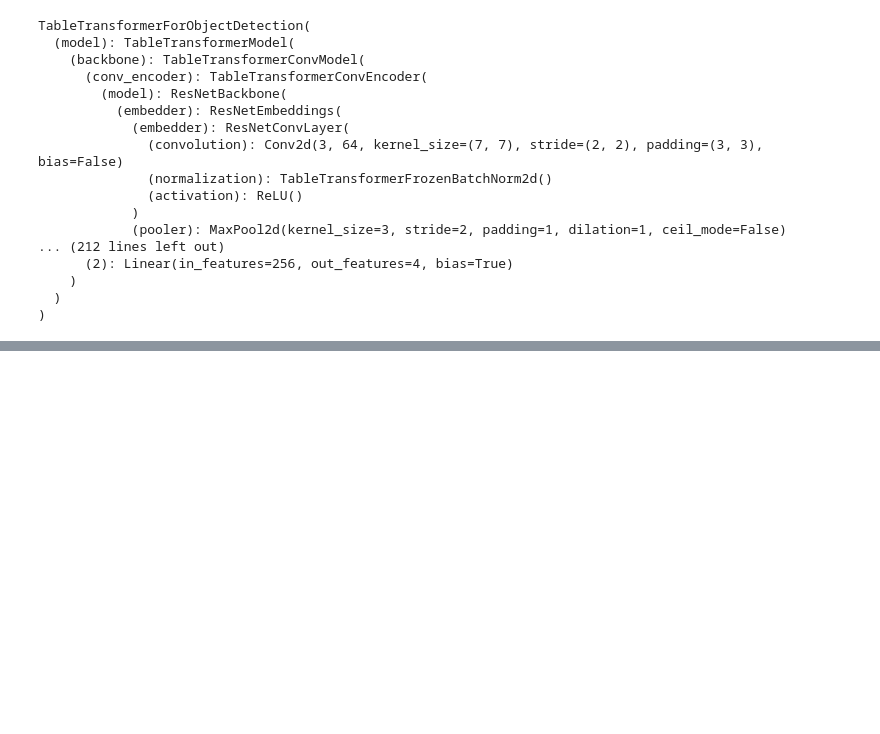
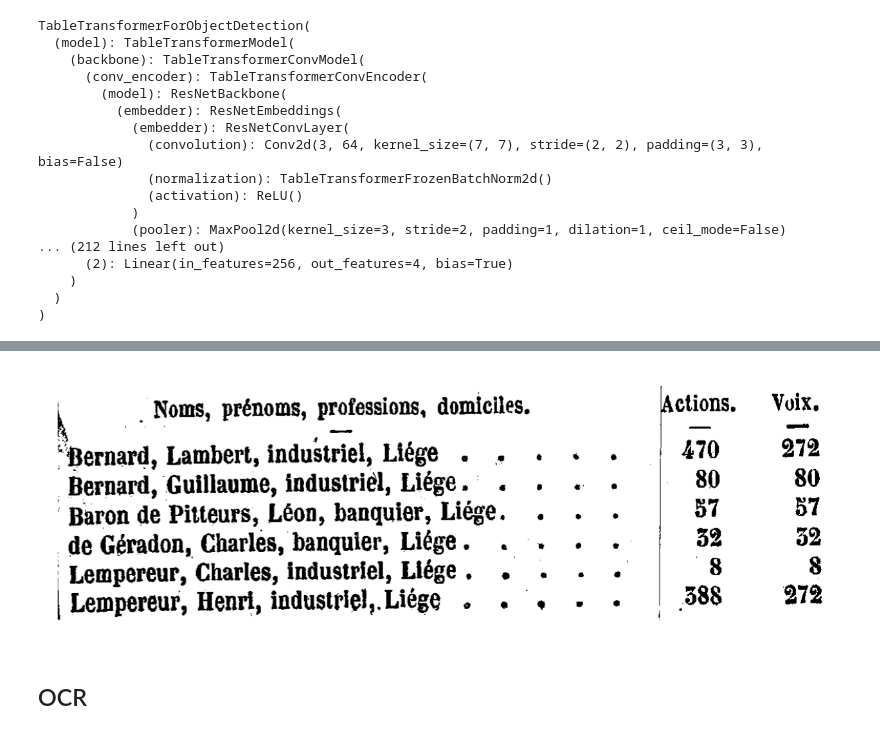
Before and after one commit to GhentCDH/BelHisFirm-BelHisHAAI, a Jupyter notebook: experiments/09_TableTransformer.ipynb, the cells around one changed output, grey strips where cells are left out. Cells and saved outputs as stored; diff of their text form; code cells hidden in the pictures; blank space fills up the shorter version.

```diff
--- a/experiments/09_TableTransformer.ipynb
+++ b/experiments/09_TableTransformer.ipynb
@@ -58,0 +63,5 @@ print(pixel_values.shape)
+# %%
+import torch
+
+with torch.no_grad():
+  outputs = structure_model(pixel_values)
@@ -58,0 +181,20 @@ print(pixel_values.shape)
+# %%
+plt.figure(figsize=(16,10))
+plt.imshow(cropped_table)
+plt.axis('off')
+ax = plt.gca()
+
+all_cropped_images = []
+all_cropped_images_coords = []
+
+for row in cell_coordinates:
+    for cell in row["cells"]:
+        xmin, ymin, xmax, ymax = cell["cell"]
+        crop = cropped_table.crop((xmin, ymin, xmax, ymax))
+        mean_coord = [(xmin + xmax) / 2, (ymin + ymax) / 2]
+        all_cropped_images.append(crop)
+        all_cropped_images_coords.append(mean_coord)
+# %% [output]
+[figure, added]
+# %% [markdown]
+## OCR
```
Also changed, not shown: parts of 14 cells of this notebook, 1 other file.
